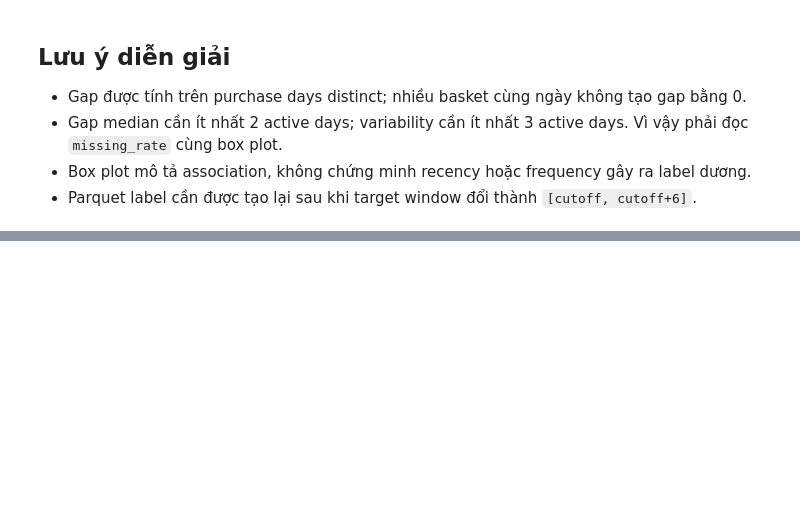
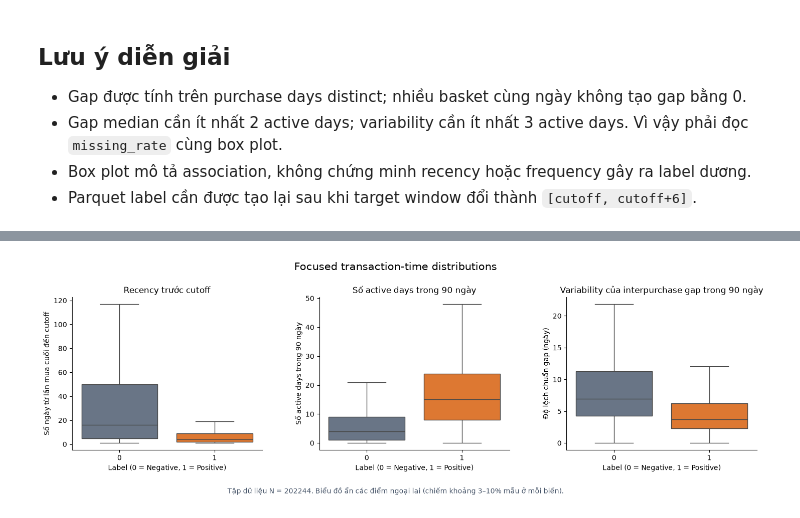
Before and after one commit to manhhungtr211/Propensity---Dunnhumby, a Jupyter notebook: notebooks/08_transaction_time_label_analysis.ipynb, the cells around one changed output, grey strips where cells are left out. Saved outputs shown, nothing was run; the diff lists cells and outputs as text; code cells hidden in the pictures; blank space fills up the shorter version.

```diff
--- a/notebooks/08_transaction_time_label_analysis.ipynb
+++ b/notebooks/08_transaction_time_label_analysis.ipynb
@@ -81,0 +102,5 @@ plt.show()
+# %%
+focus_figure = plot_transaction_time_focus_boxplots(report.feature_panel)
+plt.show()
+# %% [output]
+[figure, added]
```
Also changed, not shown: parts of 5 cells of this notebook, 34 other files.
